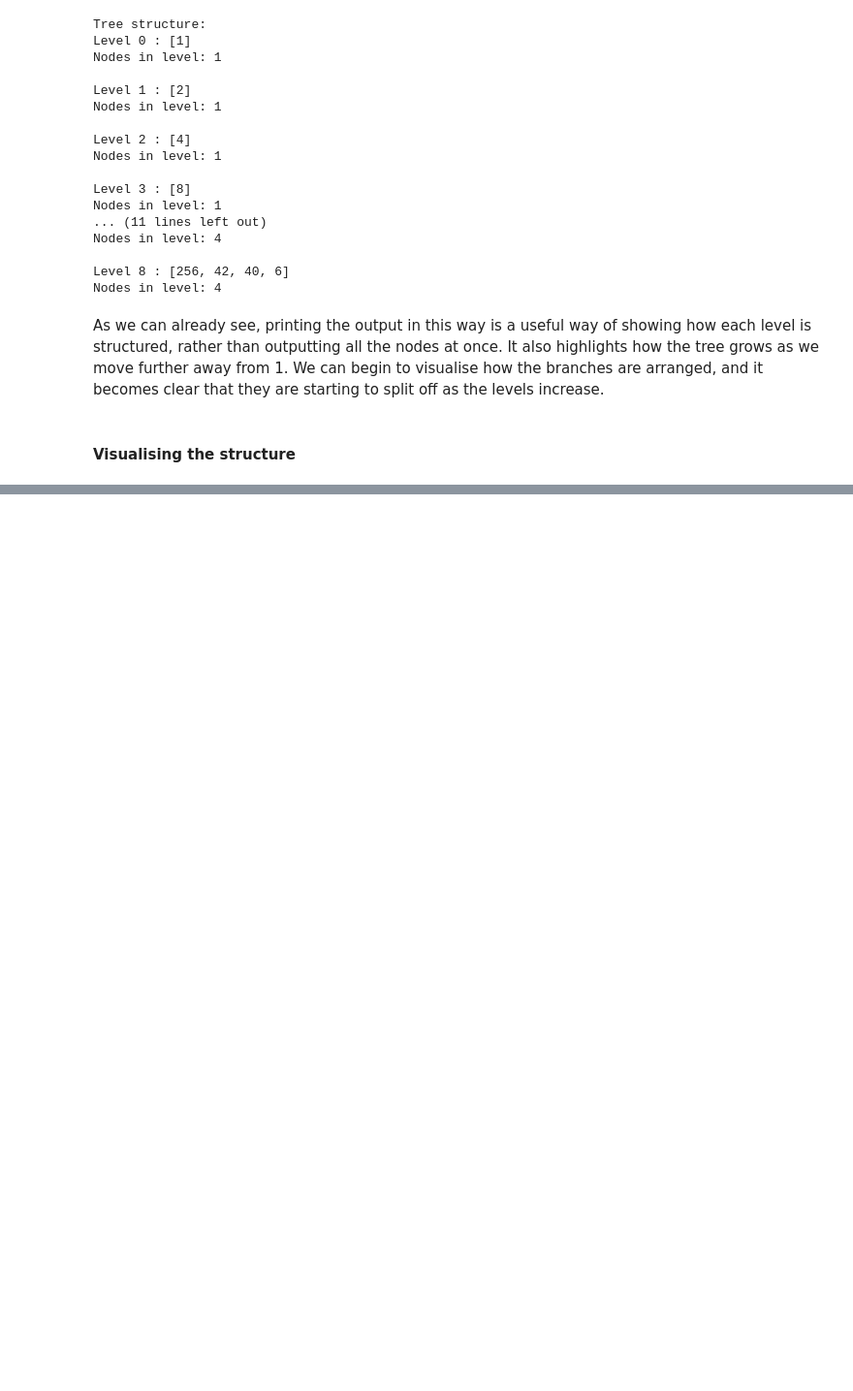
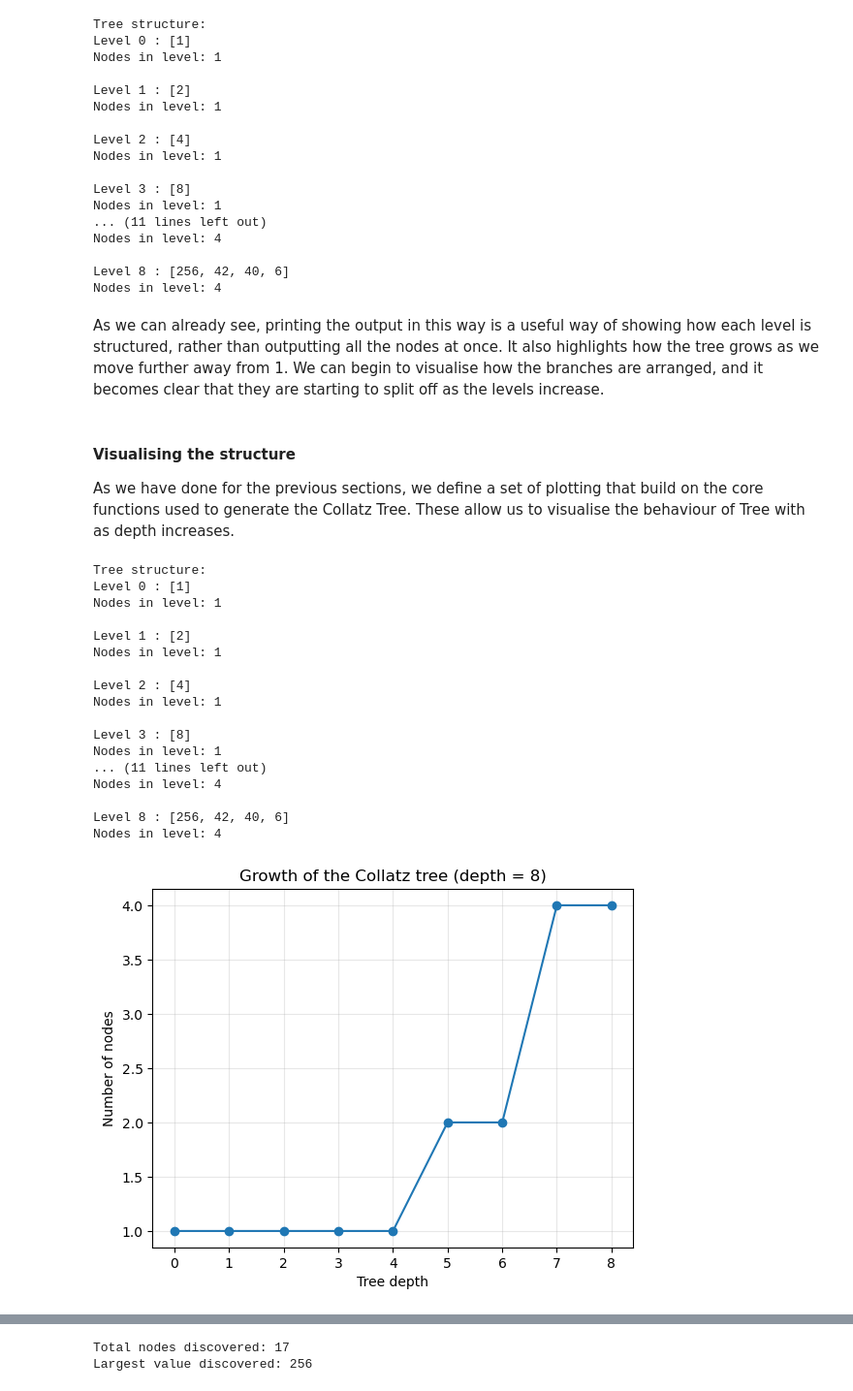
Before and after one commit to georgeramble/MATH2002-Collatz-Investigation, a Jupyter notebook: collatz_investigation.ipynb, the cells around one changed output, grey strips where cells are left out. Shown at 97% size. Saved outputs shown, nothing was run; the diff lists cells and outputs as text; code cells hidden in the pictures; blank space fills up the shorter version.

```diff
--- a/collatz_investigation.ipynb
+++ b/collatz_investigation.ipynb
@@ -609,3 +631,35 @@ Nodes in level: 4
 As we can already see, printing the output in this way is a useful way of showing how each level is structured, rather than outputting all the nodes at once. It also highlights how the tree grows as we move further away from 1. We can begin to visualise how the branches are arranged, and it becomes clear that they are starting to split off as the levels increase.
 # %% [markdown]
 #### Visualising the structure
+
+As we have done for the previous sections, we define a set of plotting that build on the core functions used to generate the Collatz Tree. These allow us to visualise the behaviour of Tree with as depth increases.
+# %%
+import section4_collatz_tree as s4
+
+depth = 8
+levels = tree_generator(depth)
+
+s4.print_tree_levels(levels)
+s4.plot_tree_growth(levels, depth)
+s4.plot_tree_max_values(levels, depth)
+s4.plot_tree_scatter(levels, depth)
+s4.tree_summary(levels)
+# %% [output]
+Tree structure:
+Level 0 : [1]
+Nodes in level: 1
+
+Level 1 : [2]
+Nodes in level: 1
+
+Level 2 : [4]
+Nodes in level: 1
+
+Level 3 : [8]
+Nodes in level: 1
+... (11 lines left out)
+Nodes in level: 4
+
+Level 8 : [256, 42, 40, 6]
+Nodes in level: 4
+[figure, added]
@@ -611,0 +668,2 @@ As we can already see, printing the output in this way is a useful way of showin
+Total nodes discovered: 17
+Largest value discovered: 256
```
Also changed, not shown: parts of 16 cells of this notebook, 12 other files.
